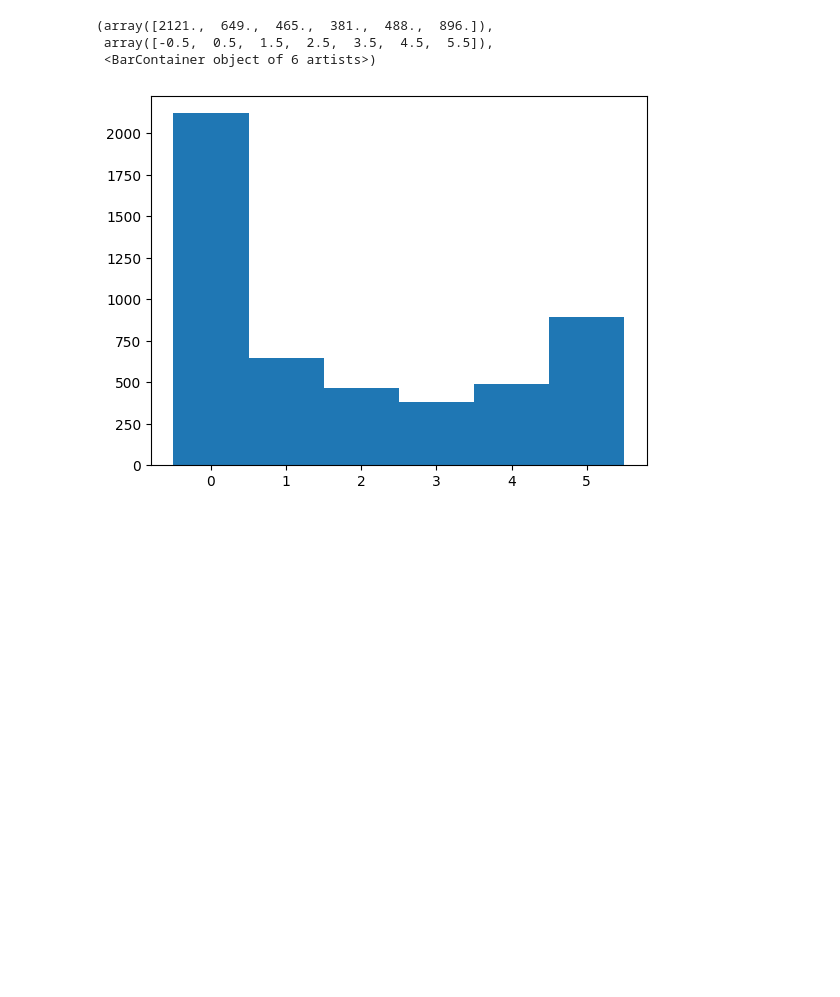
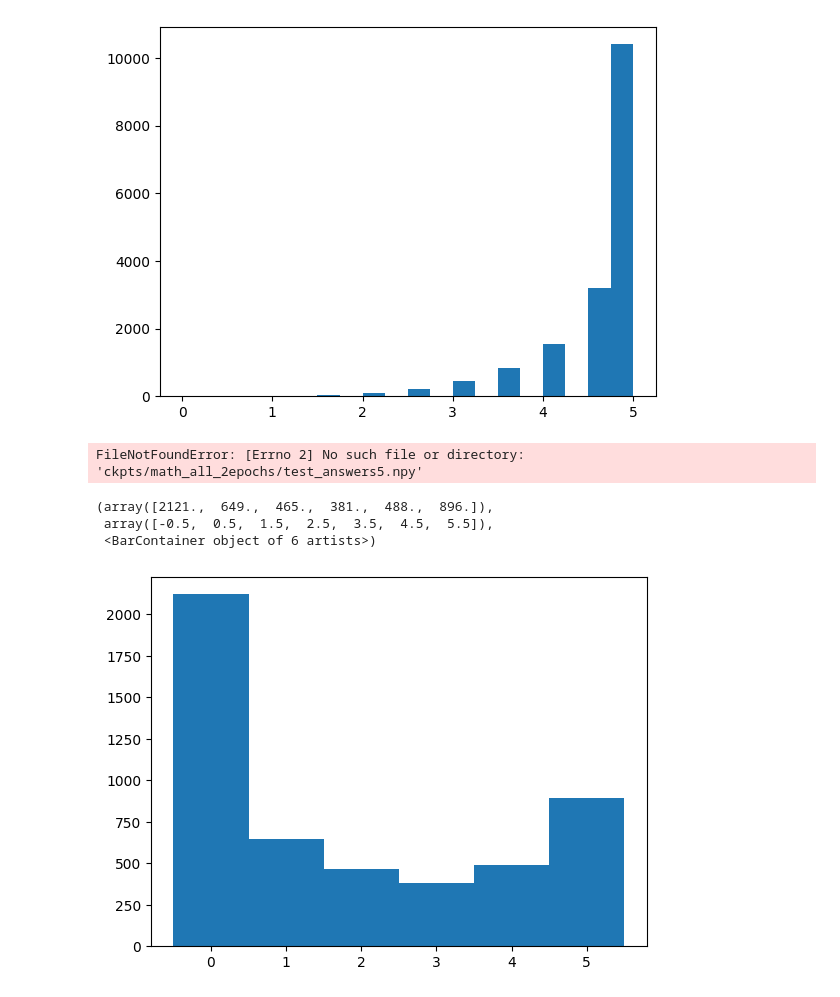
Before and after one commit to katiekang1998/reasoning_data, a Jupyter notebook: analyze/math_all_samples.ipynb, the cells around one changed output. Cells and saved outputs as stored; diff of their text form; code cells hidden in the pictures; blank space fills up the shorter version.

```diff
--- a/analyze/math_all_samples.ipynb
+++ b/analyze/math_all_samples.ipynb
@@ -4,6 +26,19 @@ import matplotlib.pyplot as plt
+# %%
+train_accs2 = (np.load('data/MATH_aug/train_aug_1_answer_types5_seed2.npy')==0).sum(axis=-1)
+# %%
+train_accs1 = (np.load('data/MATH_aug/train_aug_1_answer_types5_seed1.npy')==0).sum(axis=-1)
+train_accs0 = (np.load('data/MATH_aug/train_aug_1_answer_types5_seed0.npy')==0).sum(axis=-1)
+# %%
+idxs = np.where(train_accs2==5)[0]
+plt.hist(np.mean([train_accs1[idxs], train_accs0[idxs]], axis=0), bins=20)
+plt.savefig("delete.jpg")
+# %% [output]
+[figure, added]
 # %%
-test_answers = np.load("../ckpts/math_all_2epochs/test_answers5.npy")
-test_answer_accs = np.load("../ckpts/math_all_2epochs/test_answer_types5.npy")==0
+test_answers = np.load("ckpts/math_all_2epochs/test_answers5.npy")
+test_answer_accs = np.load("ckpts/math_all_2epochs/test_answer_types5.npy")==0
+# %% [output]
+FileNotFoundError: [Errno 2] No such file or directory: 'ckpts/math_all_2epochs/test_answers5.npy'
 # %%
 plt.hist(test_answer_accs.sum(axis=-1), bins = np.array([0, 1, 2, 3, 4, 5, 6])-0.5)
 # %% [output]
```
Also changed, not shown: parts of 5 cells of this notebook, 54 other files.
